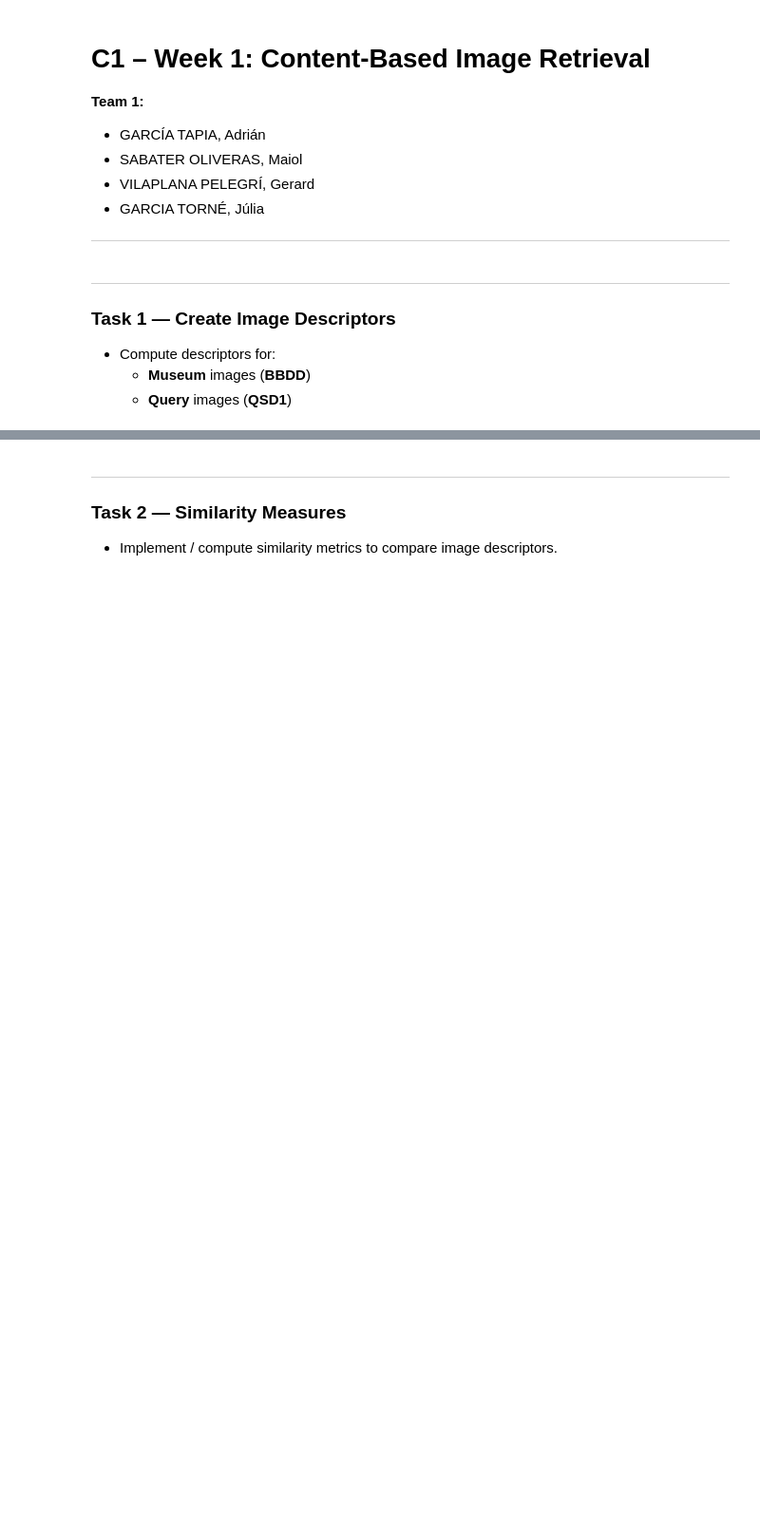
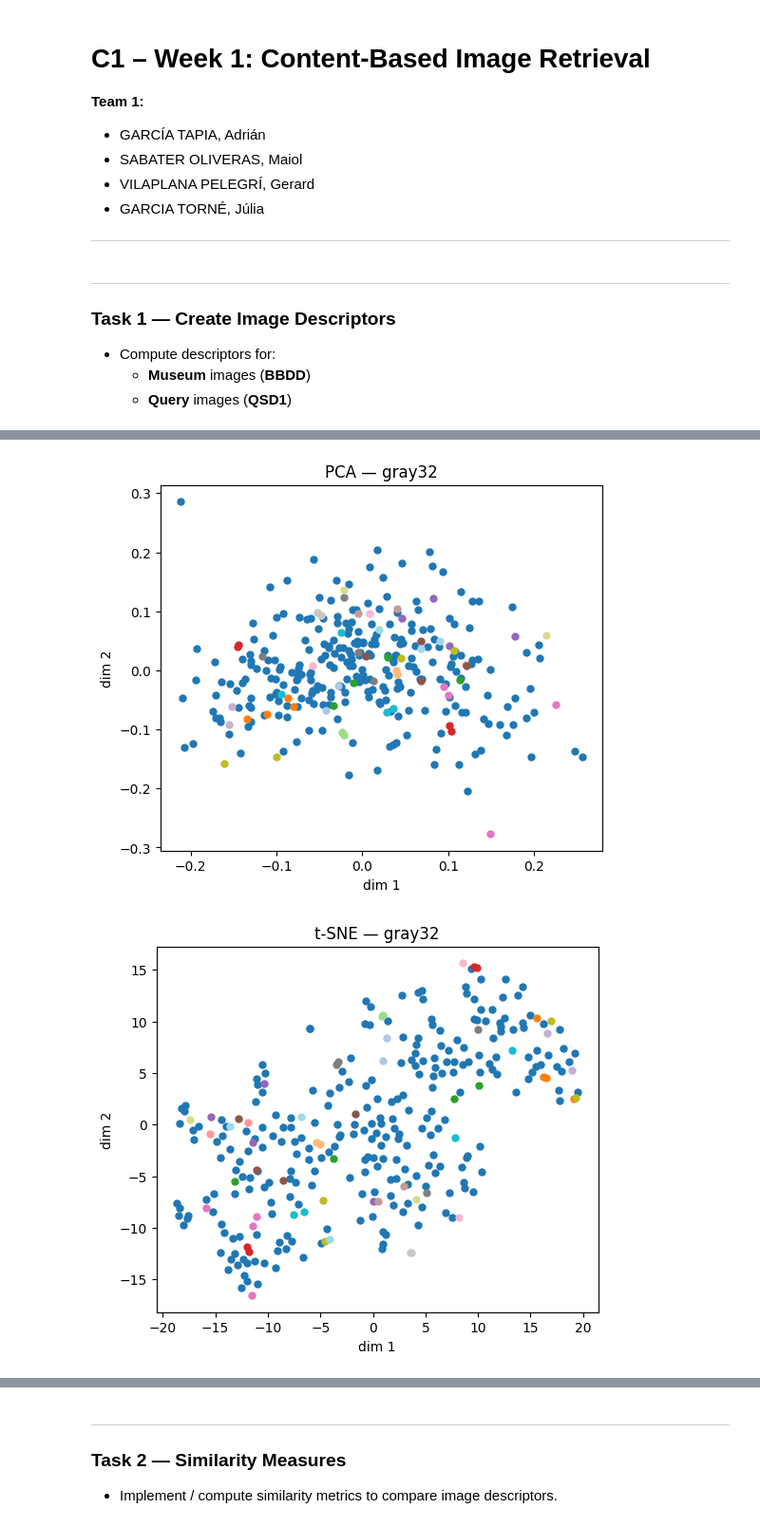
Before and after one commit to MCV-2025-C1-Project/Team1, a Jupyter notebook: week1code.ipynb, the cells around one changed output, grey strips where cells are left out. Shown at 95% size. Cells and saved outputs as stored; diff of their text form; code cells hidden in the pictures; blank space fills up the shorter version.

```diff
--- a/week1code.ipynb
+++ b/week1code.ipynb
@@ -33,0 +223,23 @@ QST1_PATH = os.path.join(DATASET_DIR, "qst1_w1/")
+# %%
+for m in METHODS:
+
+    X_db = all_bbdd_desc[m]
+    X_q  = all_qsd1_desc[m]
+
+    X, tag, _ = prepare_stack(X_db, X_q)
+
+    if X.shape[0] == 0:
+        print(f"[WARN] No data for method {m}. Skipping.")
+        continue
+
+    # L1-normalize
+    X_std = X / (X.sum(axis=1, keepdims=True) + 1e-12)
+
+    Z_pca = PCA(n_components=2, random_state=0).fit_transform(X_std)
+    scatter_2d(Z_pca, labels=tag, title=f"PCA — {m}")
+
+    Z_tsne = TSNE(n_components=2, perplexity=30, init='pca', random_state=0).fit_transform(X_std)
+    scatter_2d(Z_tsne, labels=tag, title=f"t-SNE — {m}")
+# %% [output]
+[figure, added]
+[figure, added]
```
Also changed, not shown: parts of 12 cells of this notebook, 1 other file.
